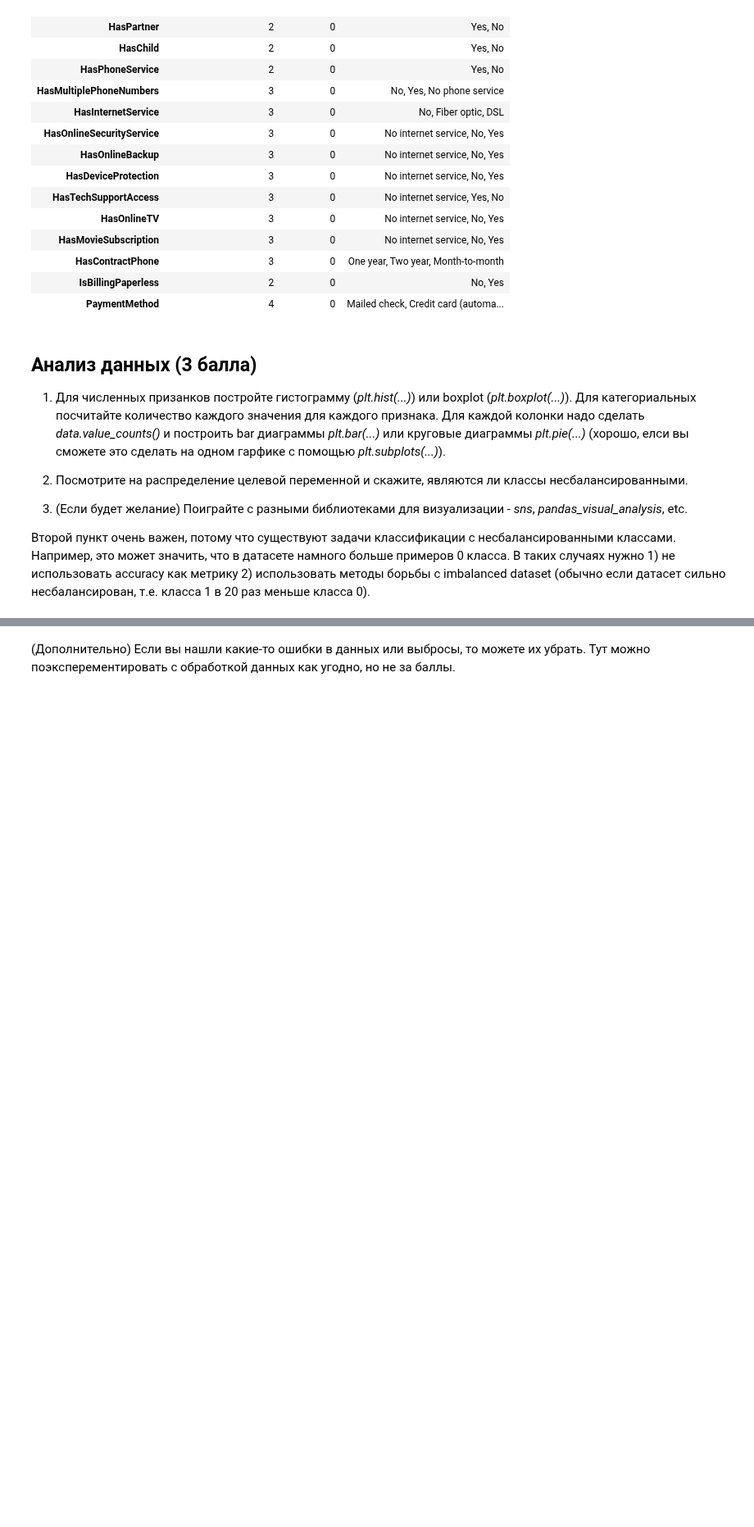
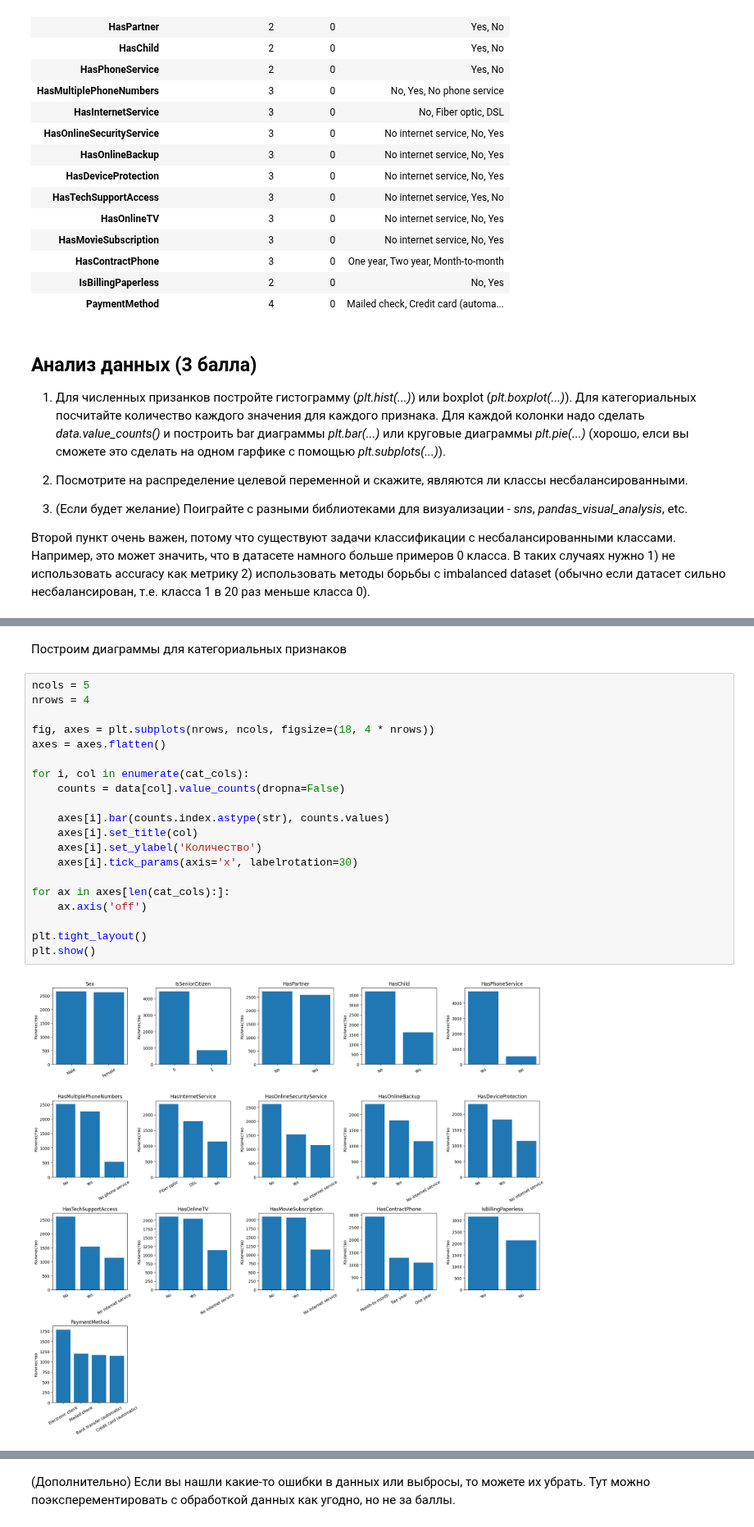
Before and after one commit to mymindinsane/DLS, a Jupyter notebook: week_03_composition_model_selection/Homework/hw_3_kaggle.ipynb, the cells around one changed output, grey strips where cells are left out. Shown at 82% size. Cells and saved outputs as stored; diff of their text form; blank space fills up the shorter version.

```diff
--- a/week_03_composition_model_selection/Homework/hw_3_kaggle.ipynb
+++ b/week_03_composition_model_selection/Homework/hw_3_kaggle.ipynb
@@ -268,0 +289,24 @@ display(
+# %% [markdown]
+Построим диаграммы для категориальных признаков
+# %%
+ncols = 5
+nrows = 4
+
+fig, axes = plt.subplots(nrows, ncols, figsize=(18, 4 * nrows))
+axes = axes.flatten()
+
+for i, col in enumerate(cat_cols):
+    counts = data[col].value_counts(dropna=False)
+
+    axes[i].bar(counts.index.astype(str), counts.values)
+    axes[i].set_title(col)
+    axes[i].set_ylabel('Количество')
+    axes[i].tick_params(axis='x', labelrotation=30)
+
+for ax in axes[len(cat_cols):]:
+    ax.axis('off')
+
+plt.tight_layout()
+plt.show()
+# %% [output]
+[figure, added]
```
Also changed, not shown: parts of 10 cells of this notebook.
